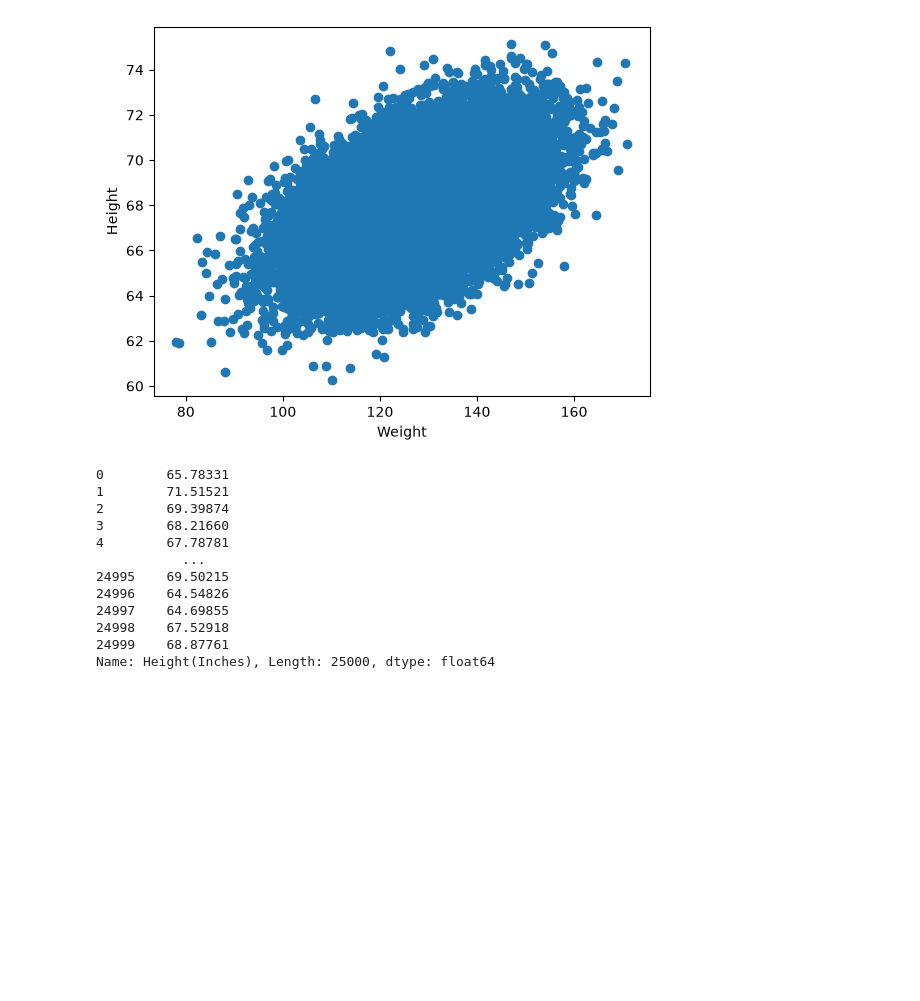
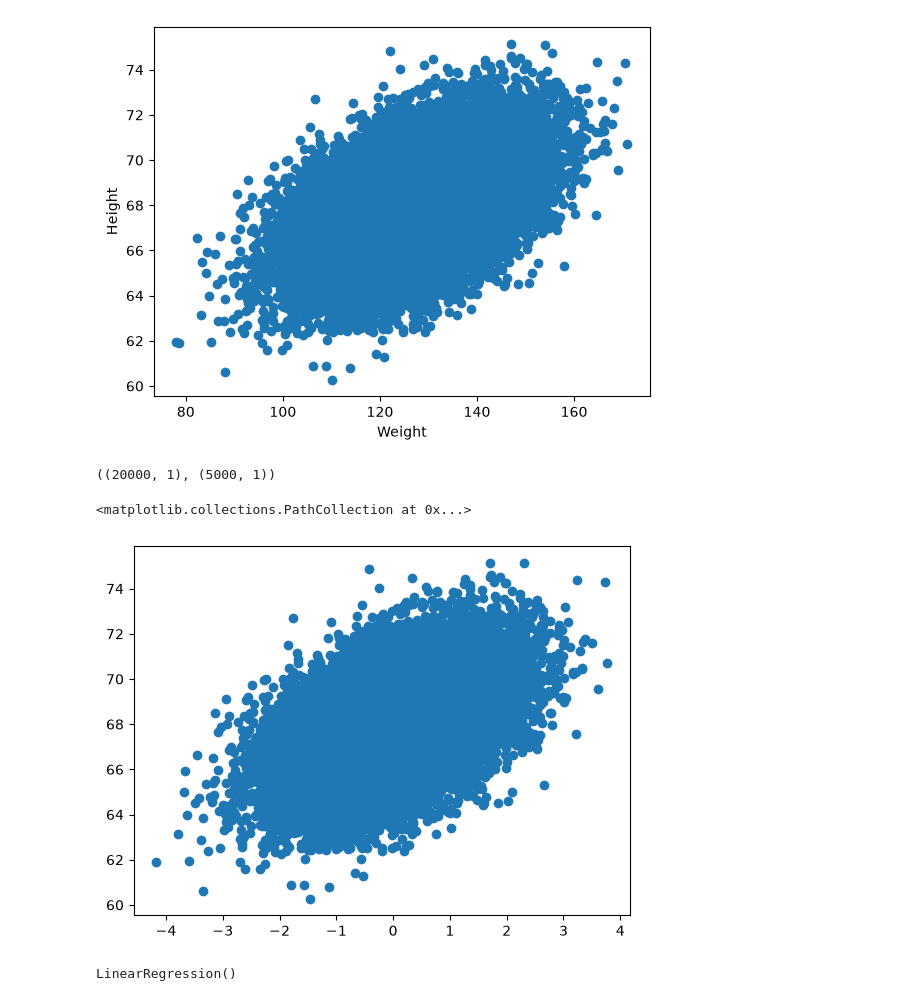
Before and after one commit to mohdshubair313/machine-learning-concepts, a Jupyter notebook: 2_Linear_regression_to_Deployment/1stProgram.ipynb, the cells around one changed output. Cells and saved outputs as stored; diff of their text form; code cells hidden in the pictures; blank space fills up the shorter version.

Commit message:
made a height weight predictor by own with correct precision target values

```diff
--- a/2_Linear_regression_to_Deployment/1stProgram.ipynb
+++ b/2_Linear_regression_to_Deployment/1stProgram.ipynb
@@ -25,8 +25,8 @@ Text(0, 0.5, 'Height')
 # %%
 ## divide our datasets into independent and dependent features
 
-X = df['Weight(Pounds)'] #independent features
-y = df['Height(Inches)'] #dependent features
+X = df[['Weight(Pounds)']] #independent features
+y = df[['Height(Inches)']] #dependent features
 # %%
 from sklearn.model_selection import train_test_split
 
@@ -34,15 +34,20 @@ X_train, X_test, y_train, y_test=train_test_split(X,y, test_size=0.20, random_st
 # %%
 X_train.shape, X_test.shape
 # %% [output]
-0        65.78331
-1        71.51521
-2        69.39874
-3        68.21660
-4        67.78781
-           ...
-24995    69.50215
-24996    64.54826
-24997    64.69855
-24998    67.52918
-24999    68.87761
-Name: Height(Inches), Length: 25000, dtype: float64
+((20000, 1), (5000, 1))
+# %%
+# standardization the dataset train independent data
+# basically applying z score and whatever to bring all features in one perfect scale
+
+from sklearn.preprocessing import StandardScaler
+
+scaler = StandardScaler()
+# %%
+x_train = scaler.fit_transform(X_train)
+# %%
+X_test = scaler.transform(X_test)
+
+plt.scatter(x_train, y_train)
+# %% [output]
+<matplotlib.collections.PathCollection at 0x...>
+[figure, added]
@@ -48,0 +59,4 @@ Name: Height(Inches), Length: 25000, dtype: float64
+# %%
+regression.fit(x_train, y_train)
+# %% [output]
+LinearRegression()
```
Also changed, not shown: parts of 17 cells of this notebook.
